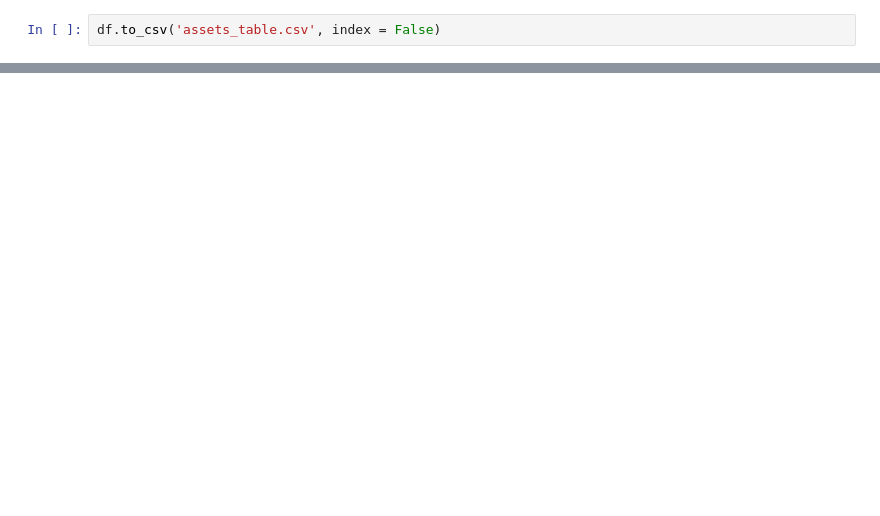
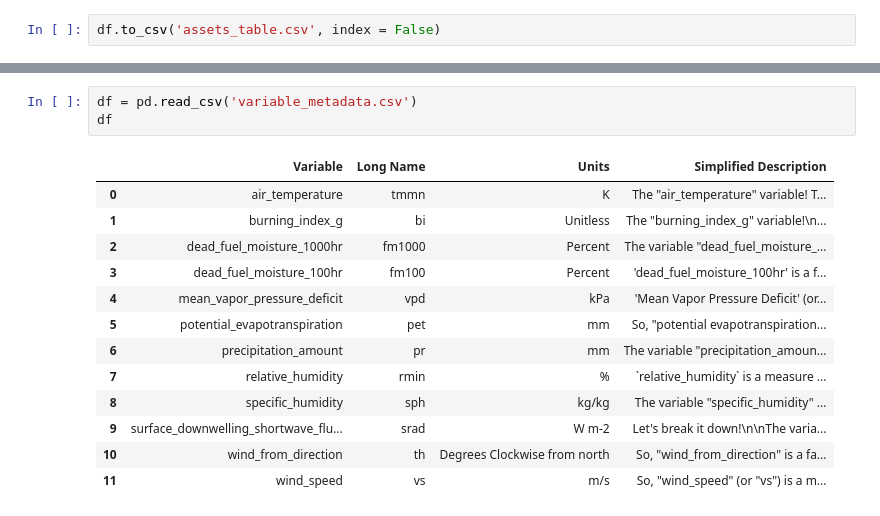
Before and after one commit to BOYSABIO/Huckleberry-Habitat-Suitability-Model, a Jupyter notebook: notebooks/brainstorm.ipynb, the cells around one changed output, grey strips where cells are left out. Cells and saved outputs as stored; diff of their text form; blank space fills up the shorter version.

```diff
--- a/notebooks/brainstorm.ipynb
+++ b/notebooks/brainstorm.ipynb
@@ -171,0 +336,17 @@ In simple terms, this asset helps us see how good or bad a surface is doing in t
+# %%
+df = pd.read_csv('variable_metadata.csv')
+df
+# %% [output]
+|  | Variable | Long Name | Units | Simplified Description |
+| 0 | air_temperature | tmmn | K | The "air_temperature" variable! T... |
+| 1 | burning_index_g | bi | Unitless | The "burning_index_g" variable!\n... |
+| 2 | dead_fuel_moisture_1000hr | fm1000 | Percent | The variable "dead_fuel_moisture_... |
+| 3 | dead_fuel_moisture_100hr | fm100 | Percent | 'dead_fuel_moisture_100hr' is a f... |
+| 4 | mean_vapor_pressure_deficit | vpd | kPa | 'Mean Vapor Pressure Deficit' (or... |
+| 5 | potential_evapotranspiration | pet | mm | So, "potential evapotranspiration... |
+| 6 | precipitation_amount | pr | mm | The variable "precipitation_amoun... |
+| 7 | relative_humidity | rmin | % | `relative_humidity` is a measure ... |
+| 8 | specific_humidity | sph | kg/kg | The variable "specific_humidity" ... |
+| 9 | surface_downwelling_shortwave_flu... | srad | W m-2 | Let's break it down!\n\nThe varia... |
+| 10 | wind_from_direction | th | Degrees Clockwise from north | So, "wind_from_direction" is a fa... |
+| 11 | wind_speed | vs | m/s | So, "wind_speed" (or "vs") is a m... |
```
Also changed, not shown: parts of 15 cells of this notebook, 2 other files.
